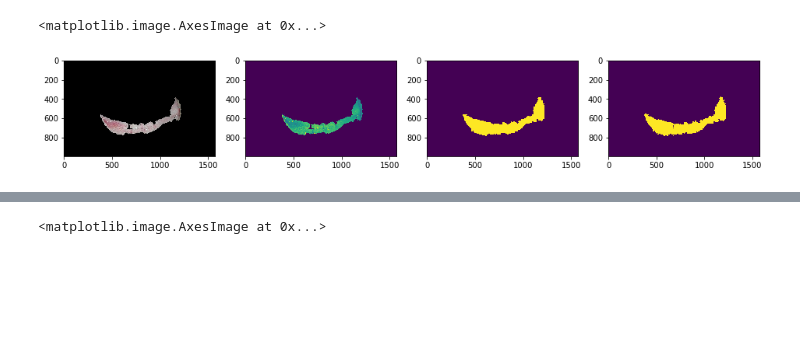
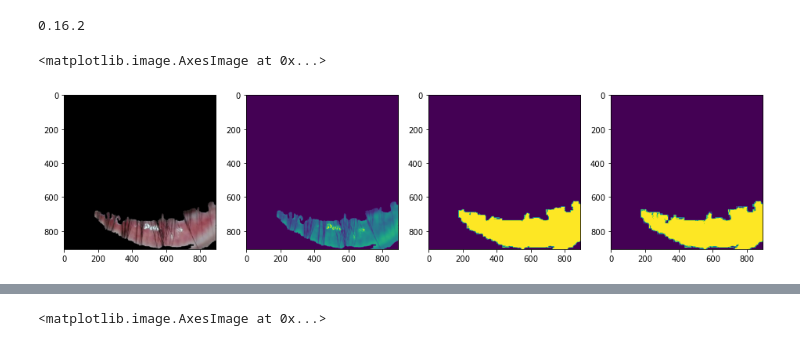
Before and after one commit to Abdigal1/LIIARPI_1, a Jupyter notebook: Slic_pipeline/SLIC_IMPLEMENTATION.ipynb, the cells around one changed output, grey strips where cells are left out. Saved outputs shown, nothing was run; the diff lists cells and outputs as text; code cells hidden in the pictures; blank space fills up the shorter version.

Commit message:
SLIC over original image

```diff
--- a/Slic_pipeline/SLIC_IMPLEMENTATION.ipynb
+++ b/Slic_pipeline/SLIC_IMPLEMENTATION.ipynb
@@ -12,21 +17,26 @@ import matplotlib.pyplot as plt
 import argparse
 from skimage import color
 from skimage import morphology
+# %%
+import skimage
+print(skimage.__version__)
+# %% [output]
+0.16.2
 # %%
-di='/home/grmc1999/Documentos/LIIARPI/hmg/TempDBR/Processed/Processed/eye_c1anemia-107.jpg'
+di='D:\\Documentos\\LIIARPI\\Anemia\\Base_de_Datos\\Sem_Auto\\eye_c1anemia-55.jpg'
 img = io.imread(di)
 lum = color.rgb2gray(img)
 mask = morphology.remove_small_holes(morphology.remove_small_objects(lum > 0, 500),500)
 mask1 = morphology.opening(mask, morphology.disk(3))
 mask1=lum>0
 fig, (ax0,ax1,ax2,ax3) = plt.subplots(ncols=4,figsize=(16,4))
 ax0.imshow(img)
 ax1.imshow(lum)
 ax2.imshow(mask)
 ax3.imshow(mask1)
 # %% [output]
 <matplotlib.image.AxesImage at 0x...>
-[figure, old version]
+[figure, new version]
 # %%
 segments = slic(img, n_segments = 500, sigma = 5)
 fig = plt.figure("Superpixels -- %d segments" % (500),figsize=(10,10))
```
Also changed, not shown: parts of 3 cells of this notebook, 3 other files.
